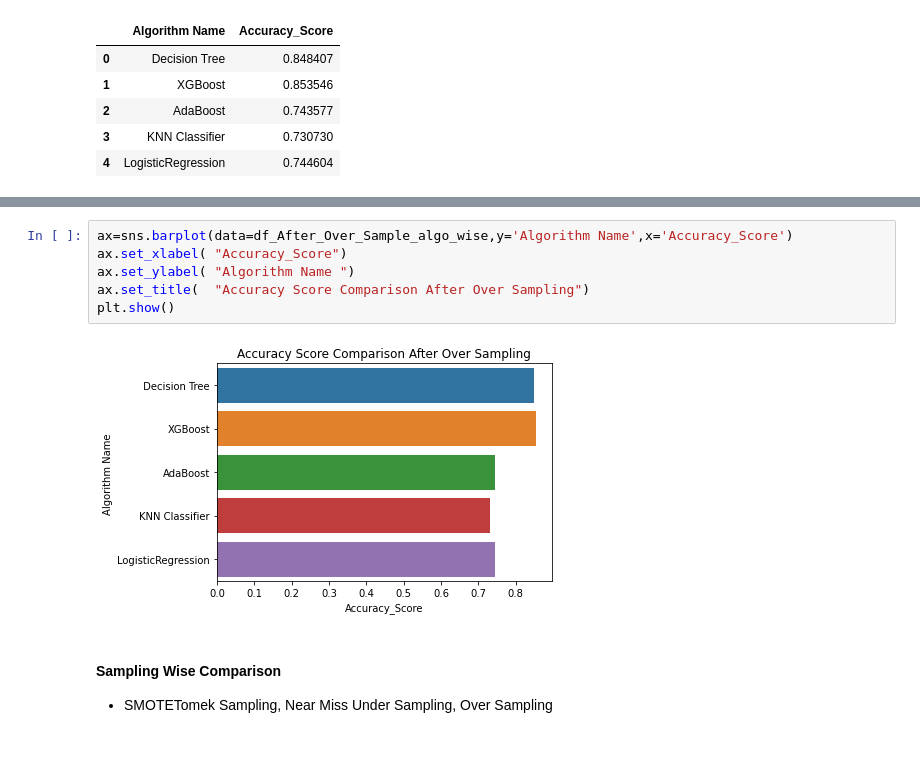
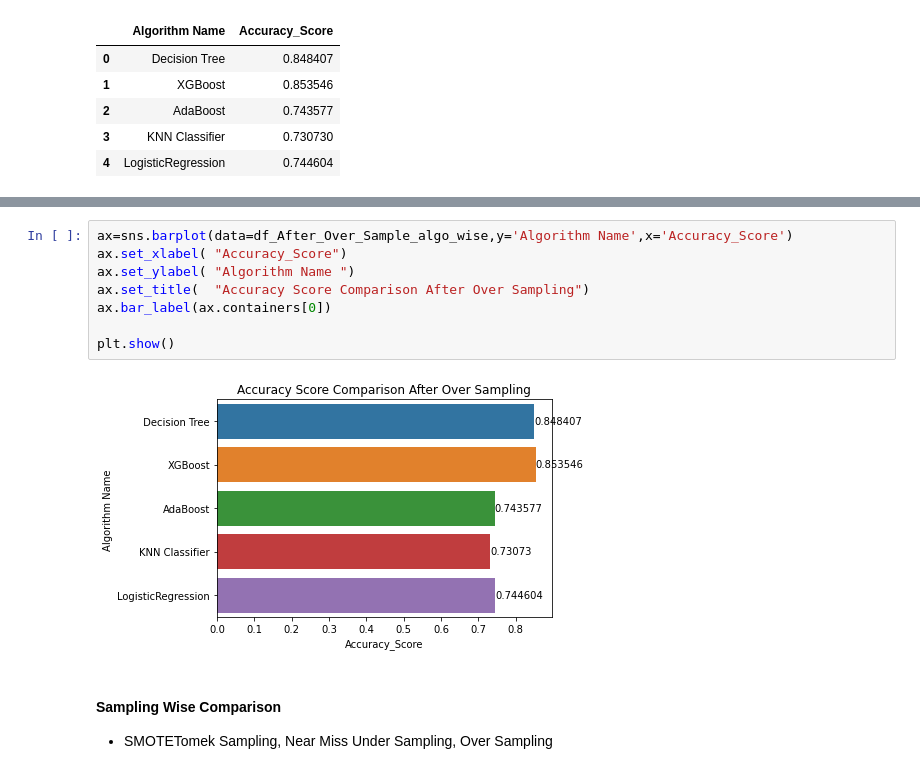
Before and after one commit to ripon2488/Imbalanced-Class-Cross-Validation, a Jupyter notebook: Batch_12_Class_13_Assignment.ipynb, the cells around one changed output, grey strips where cells are left out. Drawn from its saved outputs; the diff is of its cells as text.

```diff
--- a/Batch_12_Class_13_Assignment.ipynb
+++ b/Batch_12_Class_13_Assignment.ipynb
@@ -820,11 +824,13 @@ plt.show()
 # %%
 ax=sns.barplot(data=df_After_Over_Sample_algo_wise,y='Algorithm Name',x='Accuracy_Score')
 ax.set_xlabel( "Accuracy_Score")
 ax.set_ylabel( "Algorithm Name ")
 ax.set_title(  "Accuracy Score Comparison After Over Sampling")
+ax.bar_label(ax.containers[0])
+
 plt.show()
 # %% [output]
-[figure, old version]
+[figure, new version]
 # %% [markdown]
 #### Sampling Wise Comparison
  - SMOTETomek Sampling, Near Miss Under Sampling, Over Sampling
```
Also changed, not shown: parts of 13 cells of this notebook.
